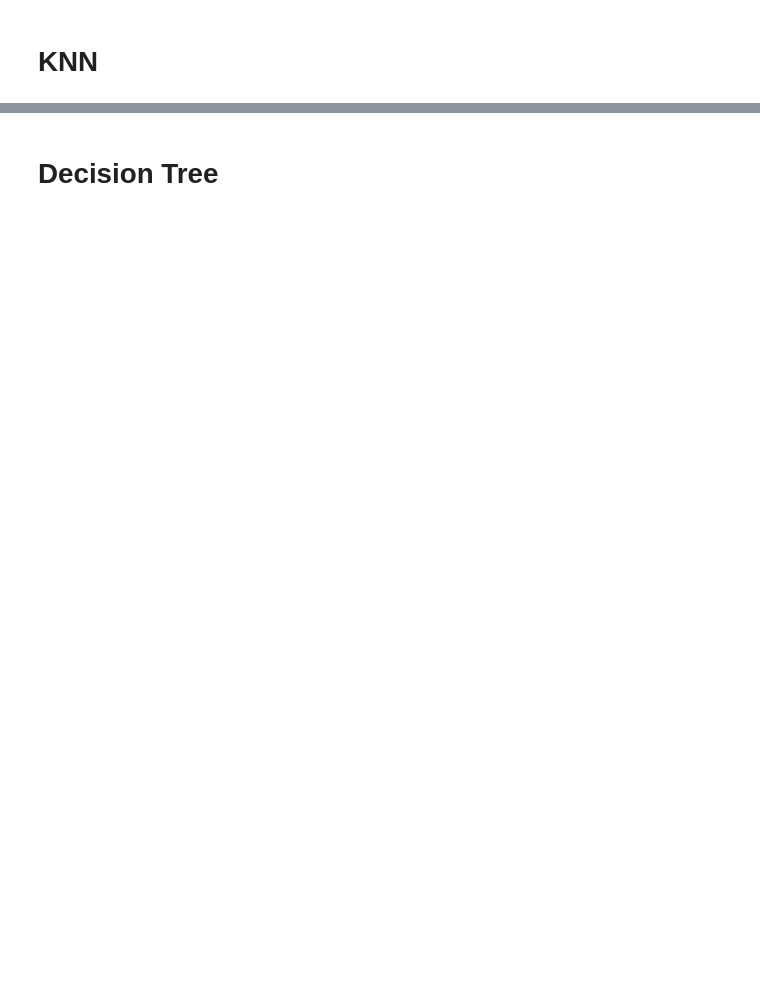
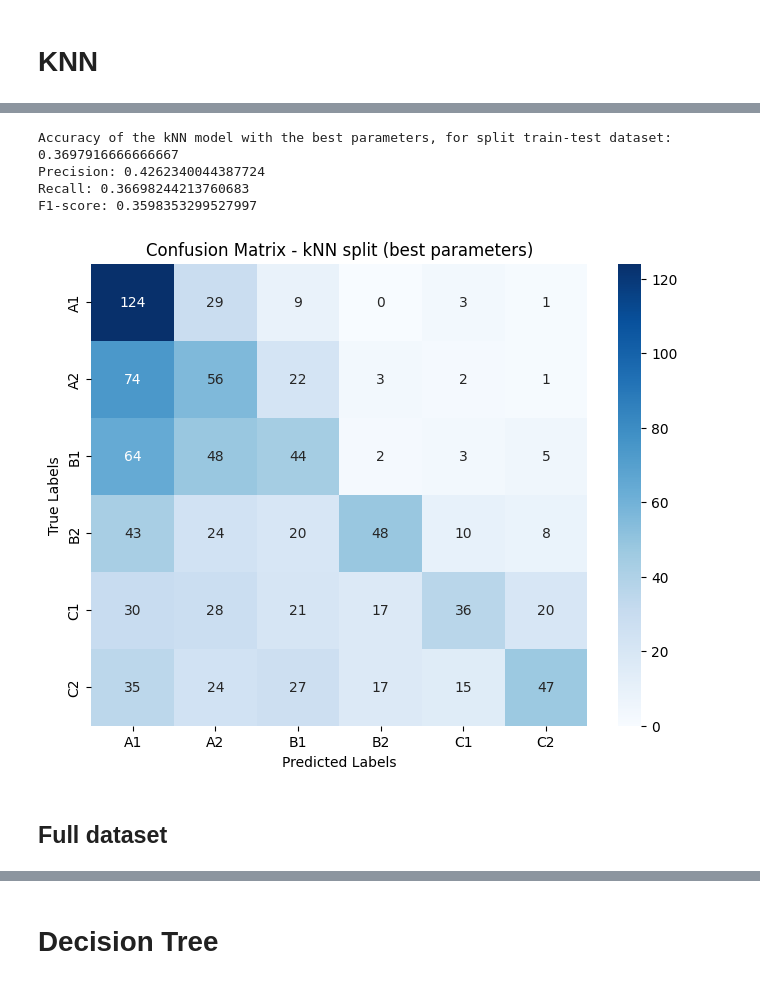
Before and after one commit to RebeccaKessler/Machine_Learning, a Jupyter notebook: Codes/Code_2.ipynb, the cells around one changed output, grey strips where cells are left out. Cells and saved outputs as stored; diff of their text form; code cells hidden in the pictures; blank space fills up the shorter version.

```diff
--- a/Codes/Code_2.ipynb
+++ b/Codes/Code_2.ipynb
@@ -156,0 +244,16 @@ df_pred_LR_full.to_csv("submission_1.csv", index=False)
+# %%
+from sklearn.model_selection import GridSearchCV
+
+# Find the optimal parameters with cross-validation
+
+# Define the parameters to test
+param_grid_kNN = {'n_neighbors':np.arange(1,10), 'p':np.arange(1,2), 'weights':['uniform','distance']}
+
+# Initialize the kNN classifier, perform grid search, fit the model
+model_kNN_cv = KNeighborsClassifier()
+kNN_cv = GridSearchCV(model_kNN_cv, param_grid_kNN, cv=7)
+kNN_cv.fit(x_train_tfidf, y_train)
+
+# Get the best parameters
+best_param_kNN = kNN_cv.best_params_
+print('The best parameters are:', best_param_kNN)
@@ -156,0 +262,11 @@ df_pred_LR_full.to_csv("submission_1.csv", index=False)
+# %%
+# Initialize and train the kNN classifier witht he best parameters
+model_kNN_best = KNeighborsClassifier(n_neighbors=1, p=2, weights='distance')
+
+model_kNN_best.fit(x_train_tfidf, y_train)
+
+# Make predictions on the test data
+kNN_pred_best = model_kNN_best.predict(x_test_tfidf)
+
+df_pred_kNN_best = pd.DataFrame({'id': x_test.index, 'difficulty': kNN_pred_best})
+df_pred_kNN_best
@@ -156,0 +287,32 @@ df_pred_LR_full.to_csv("submission_1.csv", index=False)
+# %%
+# Get the accuracy
+accuracy_kNN_split_best = accuracy_score(y_test, kNN_pred_best)
+print("Accuracy of the kNN model with the best parameters, for split train-test dataset:", accuracy_kNN_split_best)
+
+# Calculate Precision, Recall, F1-score with 'macro' average for simplicity
+precision_kNN_split_best = precision_score(y_test, kNN_pred_best, average='macro')
+print("Precision:", precision_kNN_split_best)
+
+recall_kNN_split_best = recall_score(y_test, kNN_pred_best, average='macro')
+print("Recall:", recall_kNN_split_best)
+
+f1_kNN_split_best = f1_score(y_test, kNN_pred_best, average='macro')
+print("F1-score:", f1_kNN_split_best)
+# %% [output]
+Accuracy of the kNN model with the best parameters, for split train-test dataset: 0.3697916666666667
+Precision: 0.4262340044387724
+Recall: 0.36698244213760683
+F1-score: 0.3598353299527997
+# %%
+cm_kNN_split_best = confusion_matrix(y_test, kNN_pred_best)
+
+plt.figure(figsize=(8, 6))
+sns.heatmap(cm_kNN_split_best, annot=True, fmt='d', cmap='Blues', xticklabels=['A1', 'A2', 'B1', 'B2', 'C1', 'C2'], yticklabels=['A1', 'A2', 'B1', 'B2', 'C1', 'C2'])
+plt.xlabel('Predicted Labels')
+plt.ylabel('True Labels')
+plt.title('Confusion Matrix - kNN split (best parameters)')
+plt.show()
+# %% [output]
+[figure, added]
+# %% [markdown]
+## Full dataset
```
Also changed, not shown: parts of 20 cells of this notebook.
